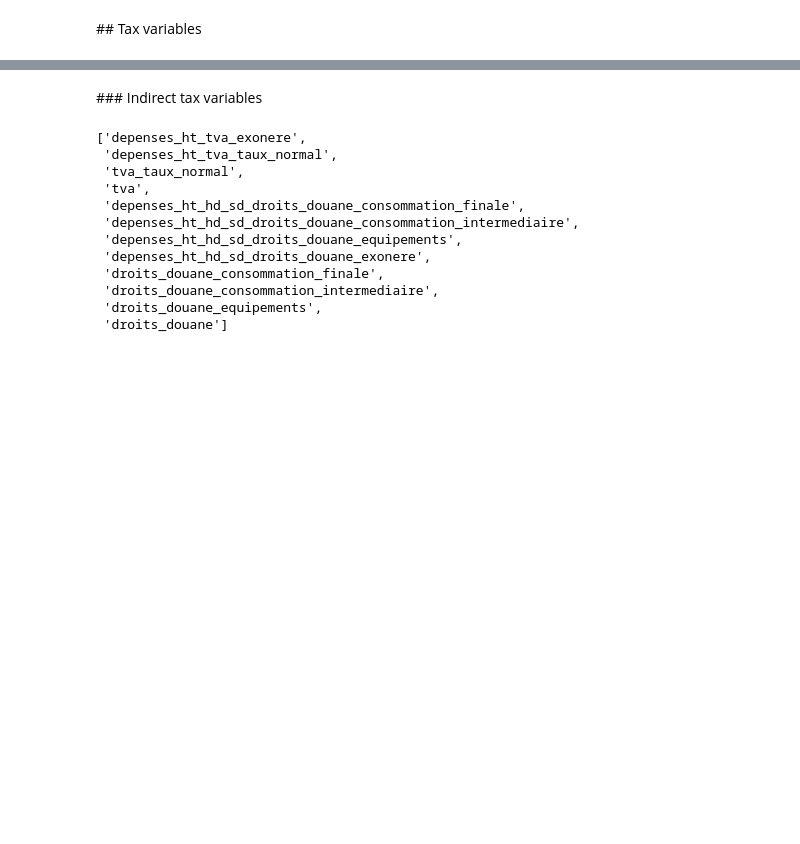
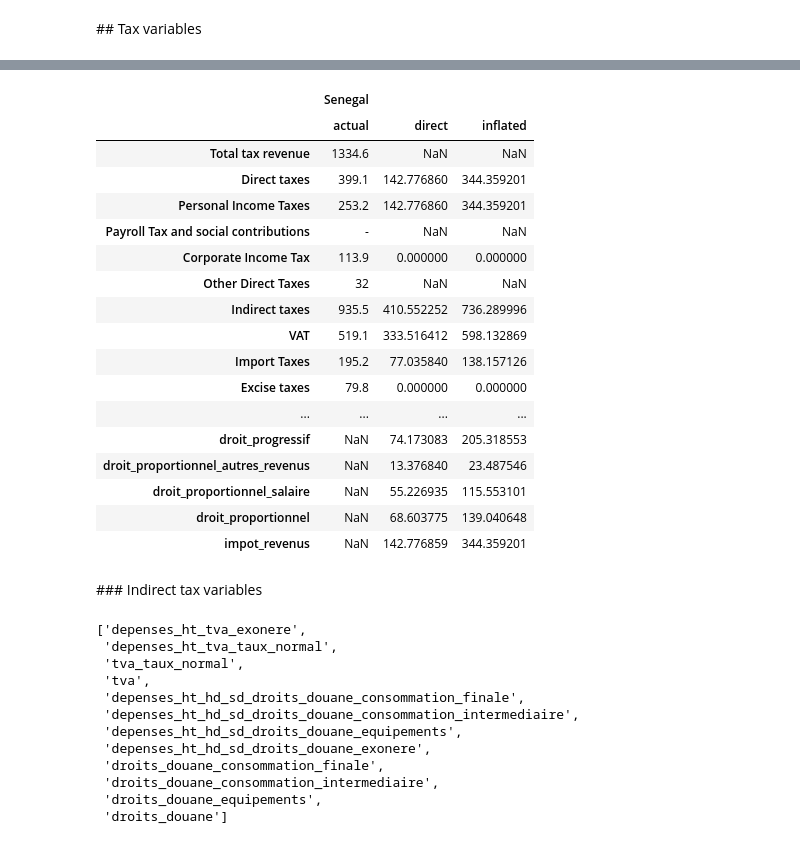
Before and after one commit to openfisca/openfisca-ceq, a Jupyter notebook: notebooks/senegal.ipynb, the cells around one changed output, grey strips where cells are left out. Drawn from its saved outputs; the diff is of its cells as text; code cells hidden in the pictures; blank space fills up the shorter version.

```diff
--- a/notebooks/senegal.ipynb
+++ b/notebooks/senegal.ipynb
@@ -214,0 +217,6 @@ education_net_transfers: 436 billions FCFA
+# %%
+inflated_survey_scenario = build_ceq_survey_scenario(
+    legislation_country = country,
+    year = year,
+    inflate = True,
+    )
@@ -217,3 +276,24 @@ education_net_transfers: 436 billions FCFA
+# %%
+build_country_result(survey_scenario, inflated_survey_scenario, add_country_details = True)
+# %% [output]
+|  | Senegal |  |  |
+|  | actual | direct | inflated |
+| Total tax revenue | 1334.6 | NaN | NaN |
+| Direct taxes | 399.1 | 142.776860 | 344.359201 |
+| Personal Income Taxes | 253.2 | 142.776860 | 344.359201 |
+| Payroll Tax and social contributions | - | NaN | NaN |
+| Corporate Income Tax | 113.9 | 0.000000 | 0.000000 |
+| Other Direct Taxes | 32 | NaN | NaN |
+| Indirect taxes | 935.5 | 410.552252 | 736.289996 |
+| VAT | 519.1 | 333.516412 | 598.132869 |
+| Import Taxes | 195.2 | 77.035840 | 138.157126 |
+| Excise taxes | 79.8 | 0.000000 | 0.000000 |
+| ... | ... | ... | ... |
+| droit_progressif | NaN | 74.173083 | 205.318553 |
+| droit_proportionnel_autres_revenus | NaN | 13.376840 | 23.487546 |
+| droit_proportionnel_salaire | NaN | 55.226935 | 115.553101 |
+| droit_proportionnel | NaN | 68.603775 | 139.040648 |
+| impot_revenus | NaN | 142.776859 | 344.359201 |
 # %% [markdown]
 ### Indirect tax variables
 # %%
```
Also changed, not shown: parts of 8 cells of this notebook, 4 other files.
